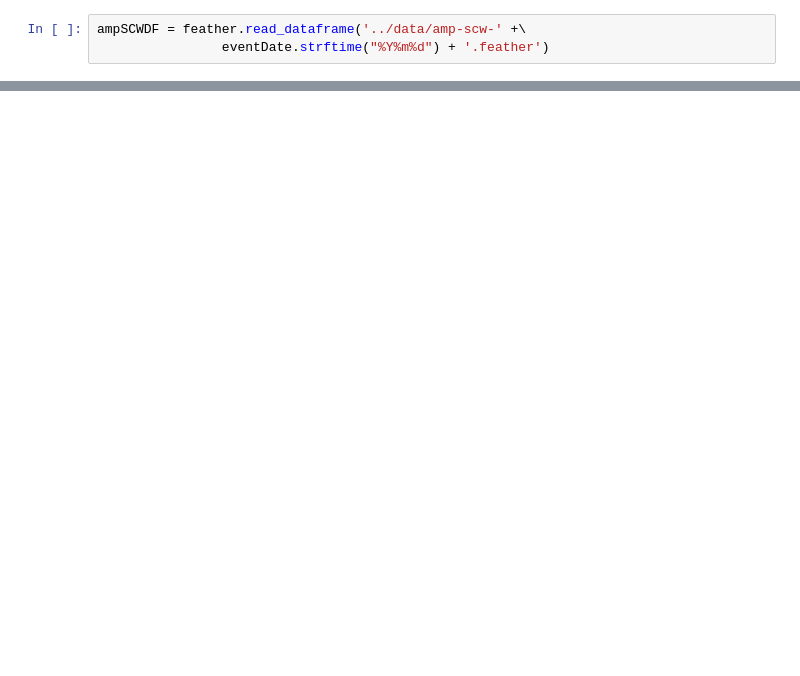
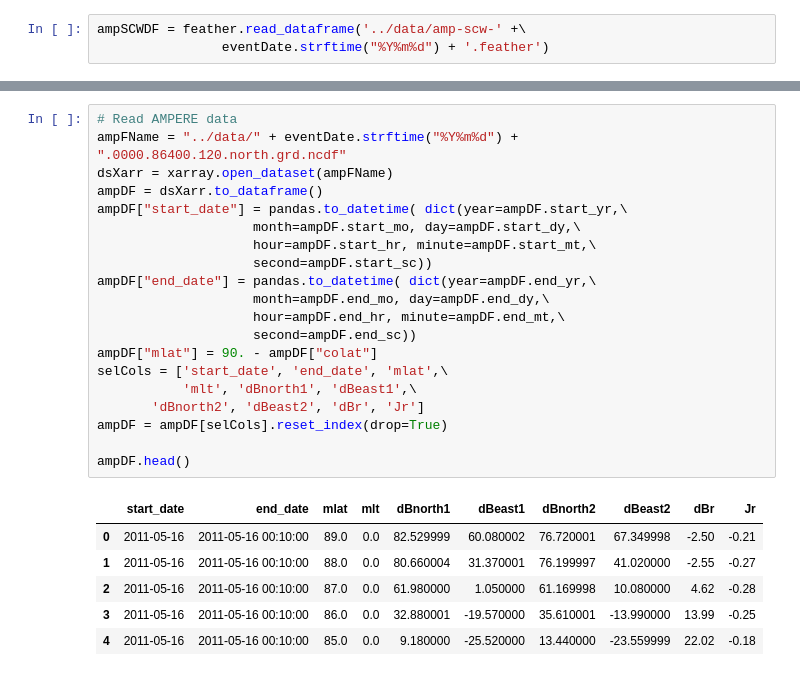
Before and after one commit to bharatreddy/scwsaps, a Jupyter notebook: ipy/tec_scw_20110516.ipynb, the cells around one changed output, grey strips where cells are left out. Cells and saved outputs as stored; diff of their text form; blank space fills up the shorter version.

```diff
--- a/ipy/tec_scw_20110516.ipynb
+++ b/ipy/tec_scw_20110516.ipynb
@@ -305,0 +311,27 @@ f.savefig( "../plots/tec-min-ts-" + eventDate.strftime("%Y%m%d") + ".pdf",bbox_i
+# %%
+# Read AMPERE data
+ampFName = "../data/" + eventDate.strftime("%Y%m%d") + ".0000.86400.120.north.grd.ncdf"
+dsXarr = xarray.open_dataset(ampFName)
+ampDF = dsXarr.to_dataframe()
+ampDF["start_date"] = pandas.to_datetime( dict(year=ampDF.start_yr,\
+                    month=ampDF.start_mo, day=ampDF.start_dy,\
+                    hour=ampDF.start_hr, minute=ampDF.start_mt,\
+                    second=ampDF.start_sc))
+ampDF["end_date"] = pandas.to_datetime( dict(year=ampDF.end_yr,\
+                    month=ampDF.end_mo, day=ampDF.end_dy,\
+                    hour=ampDF.end_hr, minute=ampDF.end_mt,\
+                    second=ampDF.end_sc))
+ampDF["mlat"] = 90. - ampDF["colat"]
+selCols = ['start_date', 'end_date', 'mlat',\
+           'mlt', 'dBnorth1', 'dBeast1',\
+       'dBnorth2', 'dBeast2', 'dBr', 'Jr']
+ampDF = ampDF[selCols].reset_index(drop=True)
+
+ampDF.head()
+# %% [output]
+|  | start_date | end_date | mlat | mlt | dBnorth1 | dBeast1 | dBnorth2 | dBeast2 | dBr | Jr |
+| 0 | 2011-05-16 | 2011-05-16 00:10:00 | 89.0 | 0.0 | 82.529999 | 60.080002 | 76.720001 | 67.349998 | -2.50 | -0.21 |
+| 1 | 2011-05-16 | 2011-05-16 00:10:00 | 88.0 | 0.0 | 80.660004 | 31.370001 | 76.199997 | 41.020000 | -2.55 | -0.27 |
+| 2 | 2011-05-16 | 2011-05-16 00:10:00 | 87.0 | 0.0 | 61.980000 | 1.050000 | 61.169998 | 10.080000 | 4.62 | -0.28 |
+| 3 | 2011-05-16 | 2011-05-16 00:10:00 | 86.0 | 0.0 | 32.880001 | -19.570000 | 35.610001 | -13.990000 | 13.99 | -0.25 |
+| 4 | 2011-05-16 | 2011-05-16 00:10:00 | 85.0 | 0.0 | 9.180000 | -25.520000 | 13.440000 | -23.559999 | 22.02 | -0.18 |
```
Also changed, not shown: parts of 7 cells of this notebook, 24 other files.
